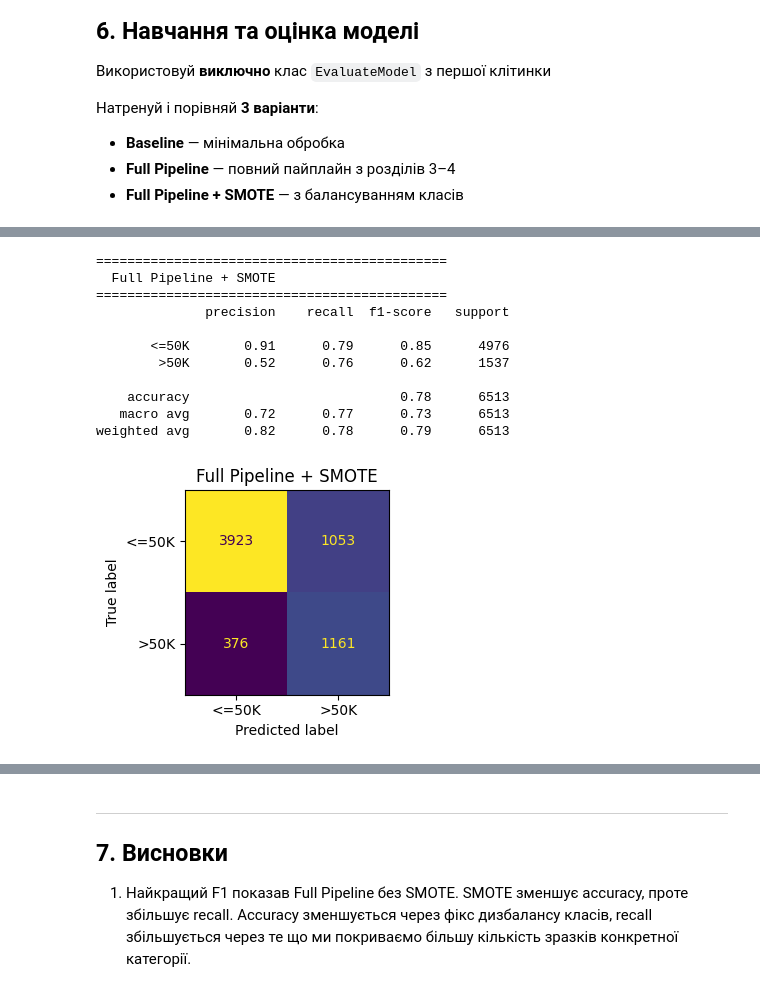
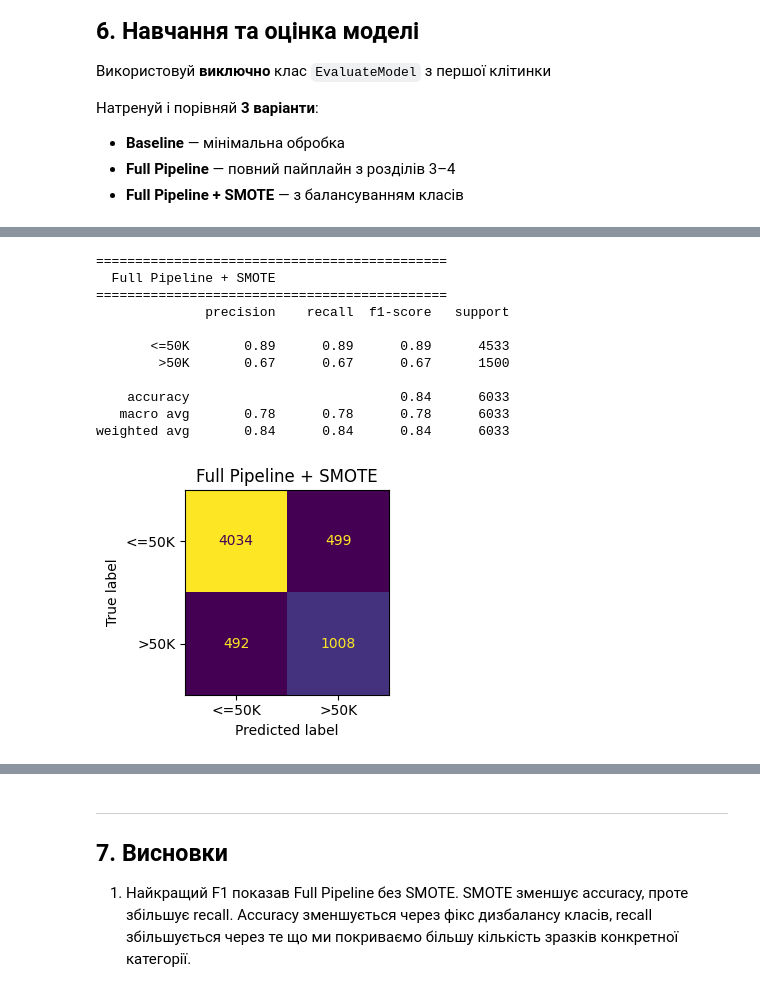
Before and after one commit to andriyqz/ds_club_homework, a Jupyter notebook: notebook.ipynb, the cells around one changed output, grey strips where cells are left out. Cells and saved outputs as stored; diff of their text form; code cells hidden in the pictures.

```diff
--- a/notebook.ipynb
+++ b/notebook.ipynb
@@ -454,51 +427,71 @@ weighted avg       0.83      0.84      0.83      6513
 # %%
-smote = SMOTE(random_state=42)
+df = pd.read_csv("adult.csv", na_values="?", skipinitialspace=True)
 
-X = raw_df.drop(columns=['income', 'fnlwgt', 'education.num'])
-y = raw_df['income']
+df = df.dropna()
 
-le = LabelEncoder()
-y = le.fit_transform(y)
+df["capital.net"] = df["capital.gain"] - df["capital.loss"]
 
-X_train_raw, X_test_raw, y_train, y_test = train_test_split(X, y, test_size=0.2, random_state=42)
+df["age.group"] = pd.cut(
+    df["age"],
+    bins=[17, 25, 40, 60, 100],
+    labels=["young","adult","middle","senior"]
+)
 
-feature_pipeline = Pipeline([
-    ('add_features', FunctionTransformer(add_features))
-])
-X_train_raw = feature_pipeline.fit_transform(X_train_raw)
-X_test_raw = feature_pipeline.transform(X_test_raw)
+df["native.country"] = df["native.country"].apply(
+    lambda x: "US" if x == "United-States" else "Other"
+)
 
-X_train_proc = e_pipeline_preprocessor.fit_transform(X_train_raw)
-X_test_proc = e_pipeline_preprocessor.fit_transform(X_test_raw)
+df = df.drop(columns=["fnlwgt"])
 
-correlations = X_train_proc.corrwith(pd.Series(y_train))
-correlations = correlations.abs()
+df["income"] = df["income"].apply(lambda x: 1 if ">50K" in x else 0)
 
-threshold = 0.003
-features_to_keep = correlations[correlations > threshold].index
+df = pd.get_dummies(df, drop_first=True)
+
+X = df.drop("income", axis=1)
+y = df["income"]
+
+X_train, X_test, y_train, y_test = train_test_split(
+    X, y, test_size=0.2, random_state=42
+)
+
+scaler = StandardScaler()
+
+num_cols = [
+    "age","education.num","hours.per.week",
+]
+
+df["capital.gain"] = np.log1p(df["capital.gain"])
+df["capital.loss"] = np.log1p(df["capital.loss"])
+
+df["hours.group"] = pd.cut(
+    df["hours.per.week"],
+    bins=[0, 25, 40, 60, 100],
+    labels=["part_time","normal","extra","workaholic"]
+)
+
+df["age_hours"] = df["age"] * df["hours.per.week"]
 
 
-X_train_filtered = X_train_proc[features_to_keep]
-X_test_filtered = X_test_proc[features_to_keep]
-
+X_train[num_cols] = scaler.fit_transform(X_train[num_cols])
+X_test[num_cols] = scaler.transform(X_test[num_cols])
 
 smote = SMOTE(random_state=42)
-X_train_bal, y_train_bal = smote.fit_resample(X_train_filtered, y_train)
+X_train_bal, y_train_bal = smote.fit_resample(X_train, y_train)
 
 e_smote = EvaluateModel(label="Full Pipeline + SMOTE")
 e_smote.fit(X_train_bal, y_train_bal)
-e_smote.evaluate(X_test_filtered, y_test)
+e_smote.evaluate(X_test, y_test)
 # %% [output]
 =============================================
   Full Pipeline + SMOTE
 =============================================
               precision    recall  f1-score   support
 
-       <=50K       0.91      0.79      0.85      4976
-        >50K       0.52      0.76      0.62      1537
+       <=50K       0.89      0.89      0.89      4533
+        >50K       0.67      0.67      0.67      1500
 
-    accuracy                           0.78      6513
-   macro avg       0.72      0.77      0.73      6513
-weighted avg       0.82      0.78      0.79      6513
+    accuracy                           0.84      6033
+   macro avg       0.78      0.78      0.78      6033
+weighted avg       0.84      0.84      0.84      6033
-[figure, old version]
+[figure, new version]
 {'label': 'Full Pipeline + SMOTE',
```
Also changed, not shown: parts of 4 cells of this notebook, 1 other file.
